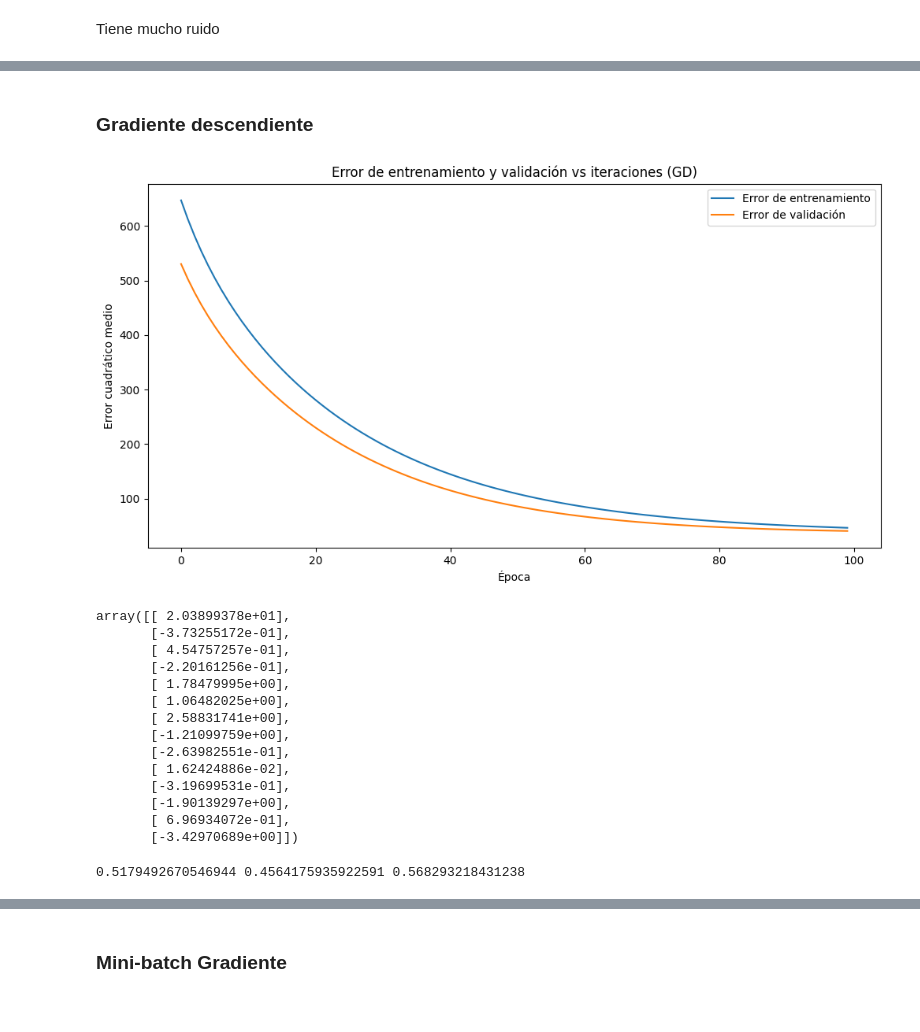
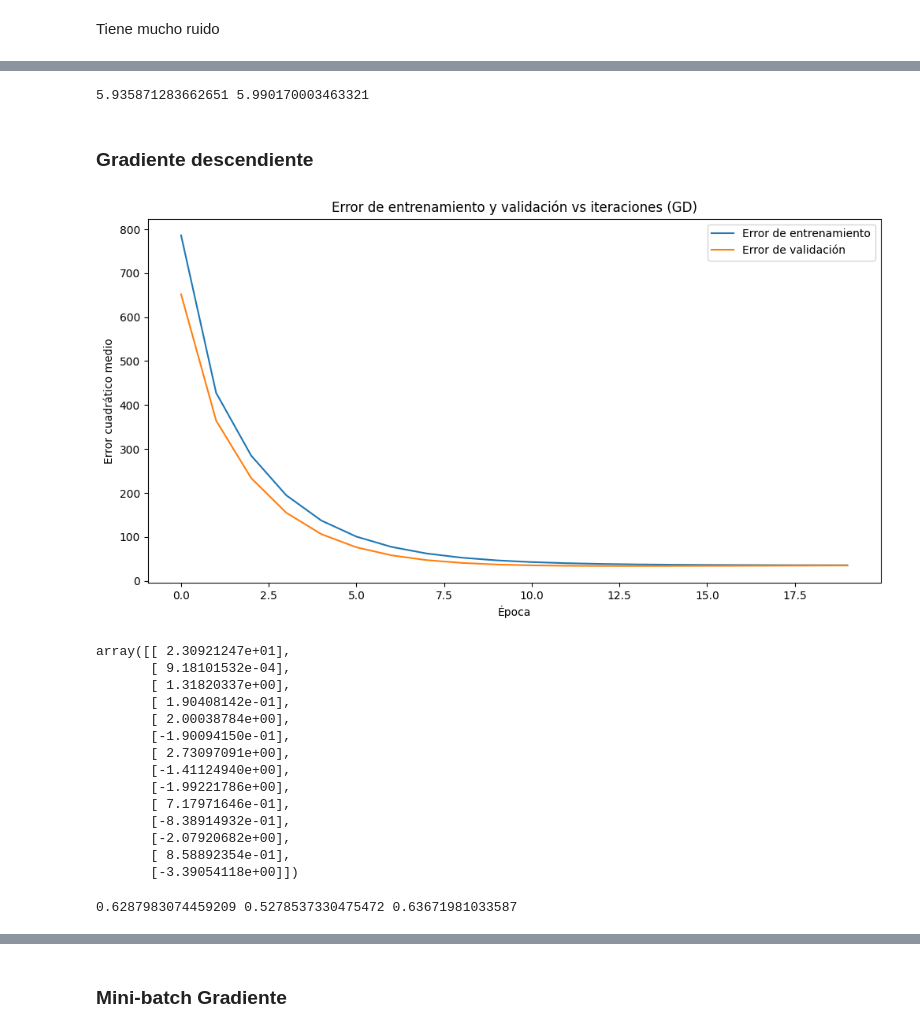
Before and after one commit to therokitoki/AA1-TUIA-Alsop-Hachen, a Jupyter notebook: tp.ipynb, the cells around one changed output, grey strips where cells are left out. Drawn from its saved outputs; the diff is of its cells as text; code cells hidden in the pictures.

```diff
--- a/tp.ipynb
+++ b/tp.ipynb
@@ -490,3 +505,10 @@ print(score1, score2, score3)
+# %%
+rmse1 = calcular_rmse(x_train_scaled, y_train, W_SGD)
+rmse2 = calcular_rmse(x_test_scaled, y_test, W_SGD)
+
+print(rmse1, rmse2)
+# %% [output]
+5.935871283662651 5.990170003463321
 # %% [markdown]
 ### Gradiente descendiente
 # %%
@@ -531,49 +553,49 @@ def gradient_descent(X_train, y_train, X_val, y_val, lr=0.01, epochs=100):
 
         # Calcular el gradiente y actualizar pesos
         grad_sum = np.sum(error_train * X_train, axis=0)
         grad_mul = -2/n * grad_sum  # 1xm
         gradient = np.transpose(grad_mul).reshape(-1, 1)  # mx1
 
         W = W - (lr * gradient)
 
     # Graficar errores de entrenamiento y prueba
     # Definir una figura
     plt.figure(figsize=(12, 6))
     # Plotear errores de entrenamiento
     plt.plot(train_errors, label='Error de entrenamiento')
     # Plotear errores de prueba
     plt.plot(test_errors, label='Error de validación')
     # Poner labels en los ejes
     plt.xlabel('Época')
     plt.ylabel('Error cuadrático medio')
     # Activar la leyenda
     plt.legend()
     # Poner titulo
     plt.title('Error de entrenamiento y validación vs iteraciones (GD)')
     # Terminar y mostrar gráfico
     plt.show()
 
     return W
 x_train_scaled.shape, y_train.shape, x_val_scaled.shape, y_val.shape
  #((372, 13), (372, 1), (80, 13), (80, 1))
-W_GD = gradient_descent(x_train_scaled,y_train,x_test_scaled,y_test, lr=0.01, epochs=100)
+W_GD = gradient_descent(x_train_scaled,y_train,x_test_scaled,y_test, lr=0.1, epochs=20)
 W_GD
 # %% [output]
-[figure, old version]
+[figure, new version]
-array([[ 2.03899378e+01],
-       [-3.73255172e-01],
-       [ 4.54757257e-01],
-       [-2.20161256e-01],
-       [ 1.78479995e+00],
-       [ 1.06482025e+00],
-       [ 2.58831741e+00],
-       [-1.21099759e+00],
-       [-2.63982551e-01],
-       [ 1.62424886e-02],
-       [-3.19699531e-01],
-       [-1.90139297e+00],
-       [ 6.96934072e-01],
-       [-3.42970689e+00]])
+array([[ 2.30921247e+01],
+       [ 9.18101532e-04],
+       [ 1.31820337e+00],
+       [ 1.90408142e-01],
+       [ 2.00038784e+00],
+       [-1.90094150e-01],
+       [ 2.73097091e+00],
+       [-1.41124940e+00],
+       [-1.99221786e+00],
+       [ 7.17971646e-01],
+       [-8.38914932e-01],
+       [-2.07920682e+00],
+       [ 8.58892354e-01],
+       [-3.39054118e+00]])
 # %%
 # Llamada a la función
 score1 = calcular_score(x_train_scaled,y_train, W_GD)
@@ -582,4 +604,4 @@ score3 = calcular_score(x_val_scaled,y_val, W_GD)
 
 print(score1, score2, score3)
 # %% [output]
-0.5179492670546944 0.4564175935922591 0.568293218431238
+0.6287983074459209 0.5278537330475472 0.63671981033587
```
Also changed, not shown: parts of 7 cells of this notebook.
